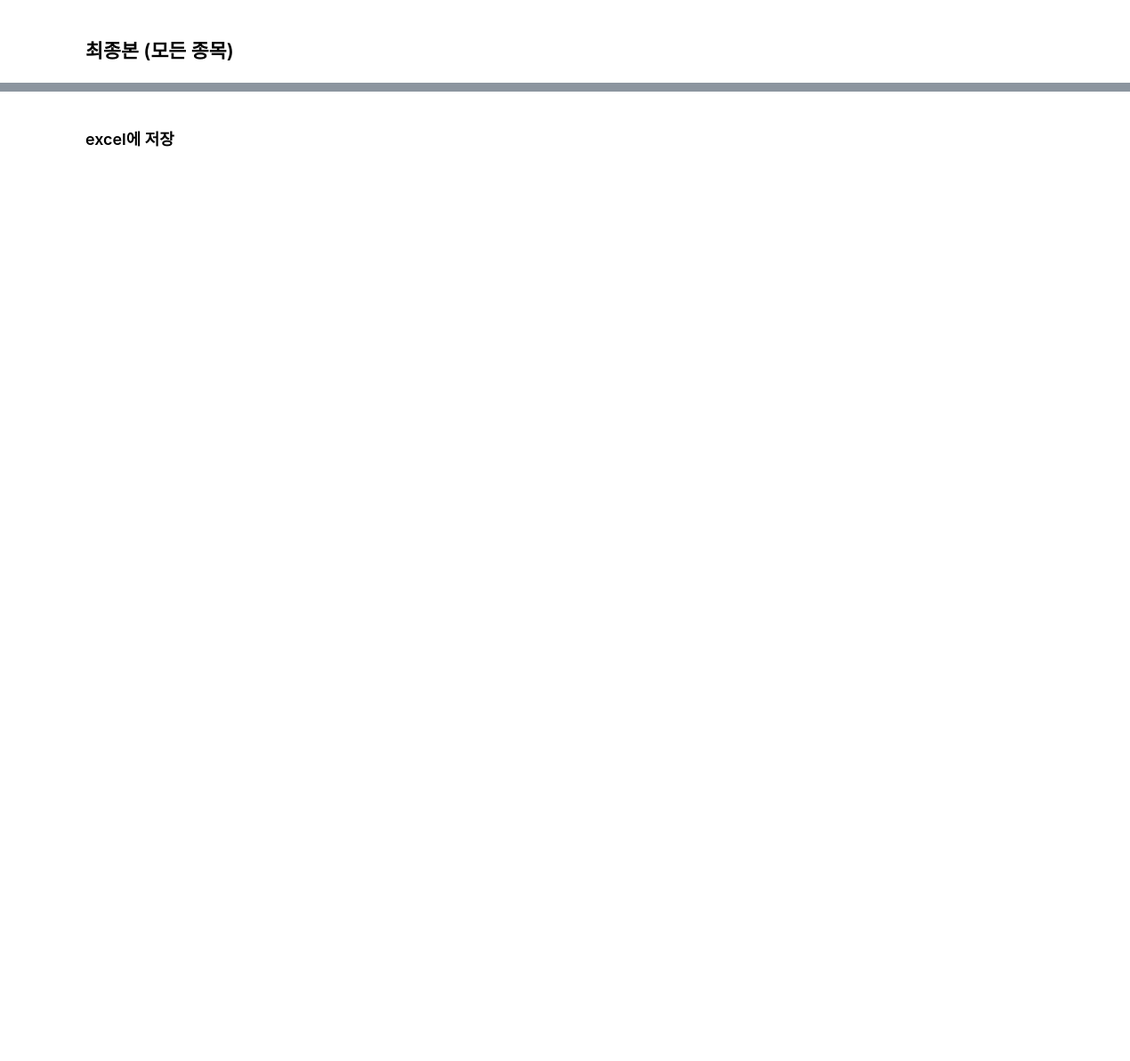
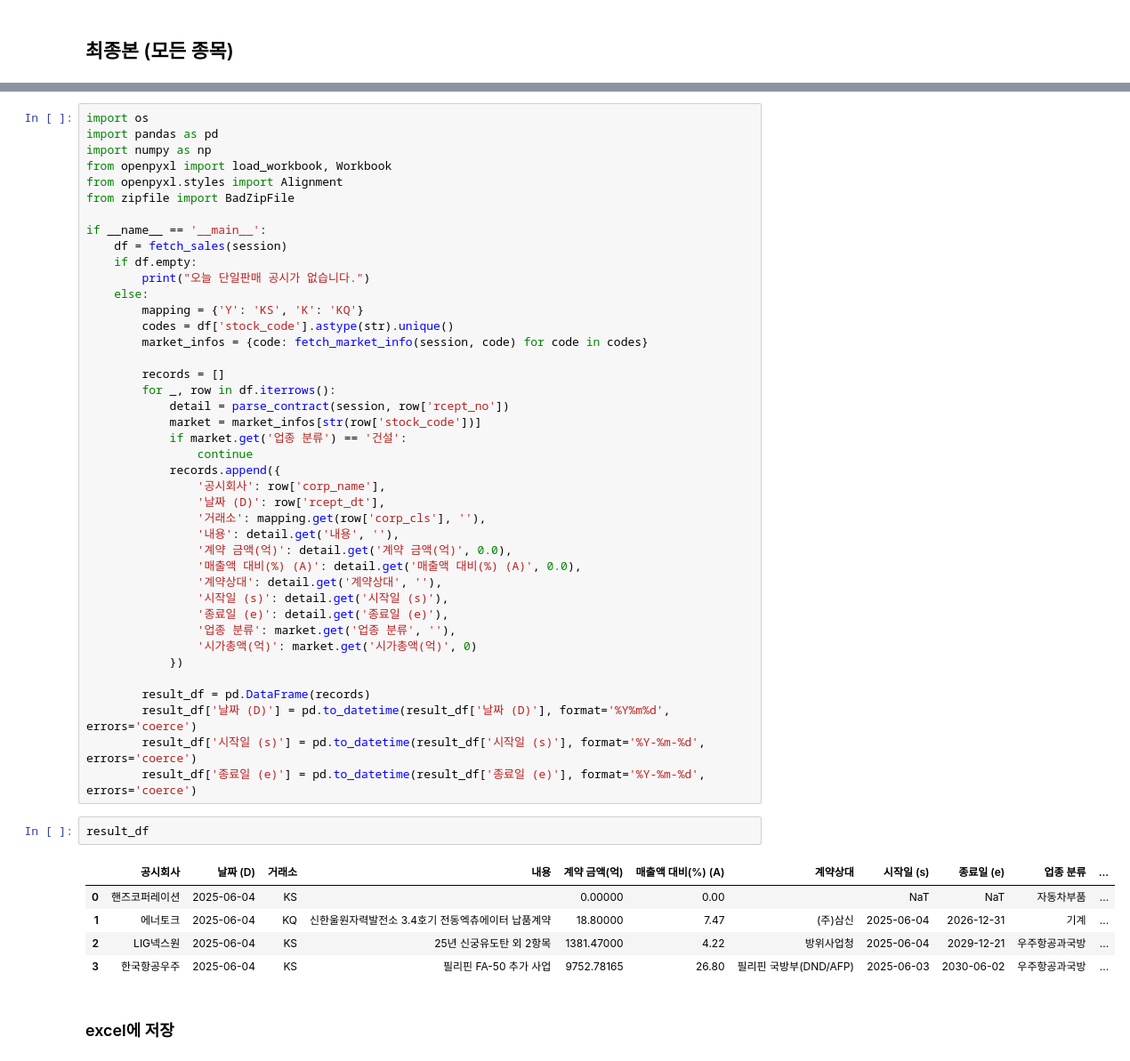
Before and after one commit to Seokxkyu/dart_update, a Jupyter notebook: dart_test.ipynb, the cells around one changed output, grey strips where cells are left out. Shown: that part at 89% size. Drawn from its saved outputs; the diff is of its cells as text; blank space fills up the shorter version.

```diff
--- a/dart_test.ipynb
+++ b/dart_test.ipynb
@@ -1773,6 +1773,55 @@ def fetch_market_info(session, stock_code: str) -> dict:
                 break
 
     return {'업종 분류': wics, '시가총액(억)': mktcap}
+# %%
+import os
+import pandas as pd
+import numpy as np
+from openpyxl import load_workbook, Workbook
+from openpyxl.styles import Alignment
+from zipfile import BadZipFile
+
+if __name__ == '__main__':
+    df = fetch_sales(session)
+    if df.empty:
+        print("오늘 단일판매 공시가 없습니다.")
+    else:
+        mapping = {'Y': 'KS', 'K': 'KQ'}
+        codes = df['stock_code'].astype(str).unique()
+        market_infos = {code: fetch_market_info(session, code) for code in codes}
+
+        records = []
+        for _, row in df.iterrows():
+            detail = parse_contract(session, row['rcept_no'])
+            market = market_infos[str(row['stock_code'])]
+            if market.get('업종 분류') == '건설':
+                continue
+            records.append({
+                '공시회사': row['corp_name'],
+                '날짜 (D)': row['rcept_dt'],
+                '거래소': mapping.get(row['corp_cls'], ''),
+                '내용': detail.get('내용', ''),
+                '계약 금액(억)': detail.get('계약 금액(억)', 0.0),
+                '매출액 대비(%) (A)': detail.get('매출액 대비(%) (A)', 0.0),
+                '계약상대': detail.get('계약상대', ''),
+                '시작일 (s)': detail.get('시작일 (s)'),
+                '종료일 (e)': detail.get('종료일 (e)'),
+                '업종 분류': market.get('업종 분류', ''),
+                '시가총액(억)': market.get('시가총액(억)', 0)
+            })
+
+        result_df = pd.DataFrame(records)
+        result_df['날짜 (D)'] = pd.to_datetime(result_df['날짜 (D)'], format='%Y%m%d', errors='coerce')
+        result_df['시작일 (s)'] = pd.to_datetime(result_df['시작일 (s)'], format='%Y-%m-%d', errors='coerce')
+        result_df['종료일 (e)'] = pd.to_datetime(result_df['종료일 (e)'], format='%Y-%m-%d', errors='coerce')
+# %%
+result_df
+# %% [output]
+|  | 공시회사 | 날짜 (D) | 거래소 | 내용 | 계약 금액(억) | 매출액 대비(%) (A) | 계약상대 | 시작일 (s) | 종료일 (e) | 업종 분류 | ... |
+| 0 | 핸즈코퍼레이션 | 2025-06-04 | KS |  | 0.00000 | 0.00 |  | NaT | NaT | 자동차부품 | ... |
+| 1 | 에너토크 | 2025-06-04 | KQ | 신한울원자력발전소 3.4호기 전동엑츄에이터 납품계약 | 18.80000 | 7.47 | (주)삼신 | 2025-06-04 | 2026-12-31 | 기계 | ... |
+| 2 | LIG넥스원 | 2025-06-04 | KS | 25년 신궁유도탄 외 2항목 | 1381.47000 | 4.22 | 방위사업청 | 2025-06-04 | 2029-12-21 | 우주항공과국방 | ... |
+| 3 | 한국항공우주 | 2025-06-04 | KS | 필리핀 FA-50 추가 사업 | 9752.78165 | 26.80 | 필리핀 국방부(DND/AFP) | 2025-06-03 | 2030-06-02 | 우주항공과국방 | ... |
 # %% [markdown]
 ### excel에 저장
 # %%
```
Also changed, not shown: parts of 1 cell of this notebook, 1 other file.
